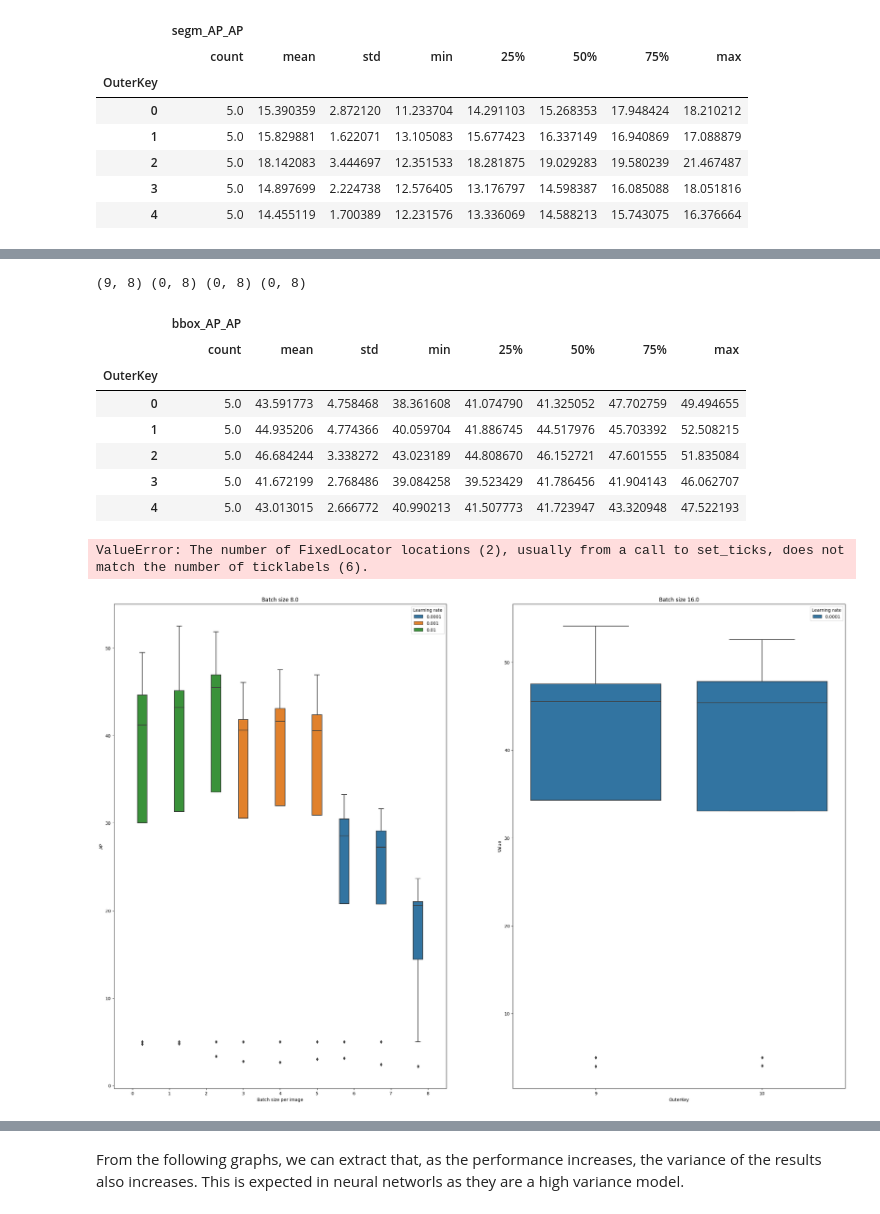
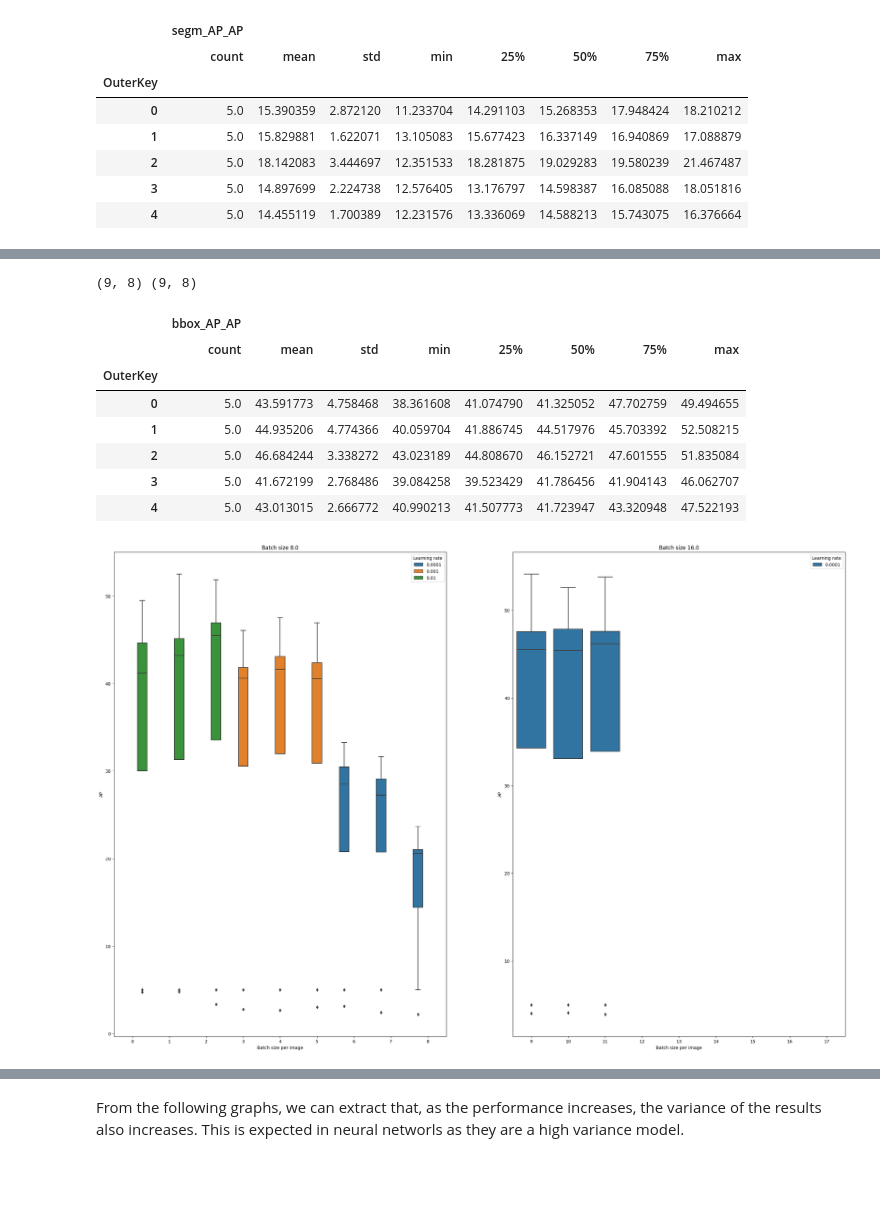
Before and after one commit to femartip/Detection-Microfibres-in-Sludge, a Jupyter notebook: Fine_tuned_Detectron2/Utils/cv_results_GLASS.ipynb, the cells around one changed output, grey strips where cells are left out. Saved outputs shown, nothing was run; the diff lists cells and outputs as text; code cells hidden in the pictures; blank space fills up the shorter version.

```diff
--- a/Fine_tuned_Detectron2/Utils/cv_results_GLASS.ipynb
+++ b/Fine_tuned_Detectron2/Utils/cv_results_GLASS.ipynb
@@ -213,13 +231,10 @@ Text(0, 0.5, 'Value')
 # Save a new df for sections of 12 rows of oute key of grouped_bbox_data_bbox_df
 grouped_bbox_data_0_11 = grouped_data_bbox_df[0:9]
 grouped_bbox_data_12_23 = grouped_data_bbox_df[9:18]
-grouped_bbox_data_24_35 = grouped_data_bbox_df[24:36]
-grouped_bbox_data_36_47 = grouped_data_bbox_df[36:48]
-grouped_bbox_data_48_59 = grouped_data_bbox_df[48:60]
-print(grouped_bbox_data_0_11.shape, grouped_bbox_data_24_35.shape, grouped_bbox_data_36_47.shape, grouped_bbox_data_48_59.shape)
+print(grouped_bbox_data_0_11.shape, grouped_bbox_data_12_23.shape)
 grouped_bbox_data_0_11.head()
 # %% [output]
-(9, 8) (0, 8) (0, 8) (0, 8)
+(9, 8) (9, 8)
 |  | bbox_AP_AP |  |  |  |  |  |  |  |
 |  | count | mean | std | min | 25% | 50% | 75% | max |
 | OuterKey |  |  |  |  |  |  |  |  |
@@ -231,29 +246,28 @@ grouped_bbox_data_0_11.head()
 # %%
 x_value = [128, 256, 512] * 2
 x_values_df = pd.DataFrame(x_value, columns=['Batch size per image'])
 
 hue_labels = [0.01, 0.01, 0.01, 0.001, 0.001, 0.001, 0.0001, 0.0001, 0.0001]
 
 fig, ax = plt.subplots(1, 2, figsize=(30, 20))
 
 melt_bbox_0_11 = grouped_bbox_data_0_11.reset_index().melt(id_vars=['OuterKey'], var_name='Metric', value_name='Value')
 melt_bbox_0_11['Learning rate'] = melt_bbox_0_11['OuterKey'].map(dict(enumerate(hue_labels)))
 sns.boxplot(x='OuterKey', y='Value', data=melt_bbox_0_11, hue='Learning rate', ax=ax[0])
 #ax[0].set_xticklabels(x_values_df['Batch size per image'])
 ax[0].set_xlabel('Batch size per image')
 ax[0].set_ylabel('AP')
 ax[0].set_title('Batch size 8.0')
 
 melt_bbox_12_23 = grouped_bbox_data_12_23.reset_index().melt(id_vars=['OuterKey'], var_name='Metric', value_name='Value')
 melt_bbox_12_23['Learning rate'] = melt_bbox_12_23['OuterKey'].map(dict(enumerate(hue_labels, start=3)))
 sns.boxplot(x='OuterKey', y='Value', data=melt_bbox_12_23, hue='Learning rate', ax=ax[1])
 ax[1].set_title('Batch size 16.0')
-ax[1].set_xticklabels(x_values_df['Batch size per image'])
+#ax[1].set_xticklabels(x_values_df['Batch size per image'])
 ax[1].set_xlabel('Batch size per image')
 ax[1].set_ylabel('AP')
 
 plt.show()
 # %% [output]
-ValueError: The number of FixedLocator locations (2), usually from a call to set_ticks, does not match the number of ticklabels (6).
-[figure, old version]
+[figure, new version]
 # %%
```
Also changed, not shown: parts of 9 cells of this notebook, 3 other files.
